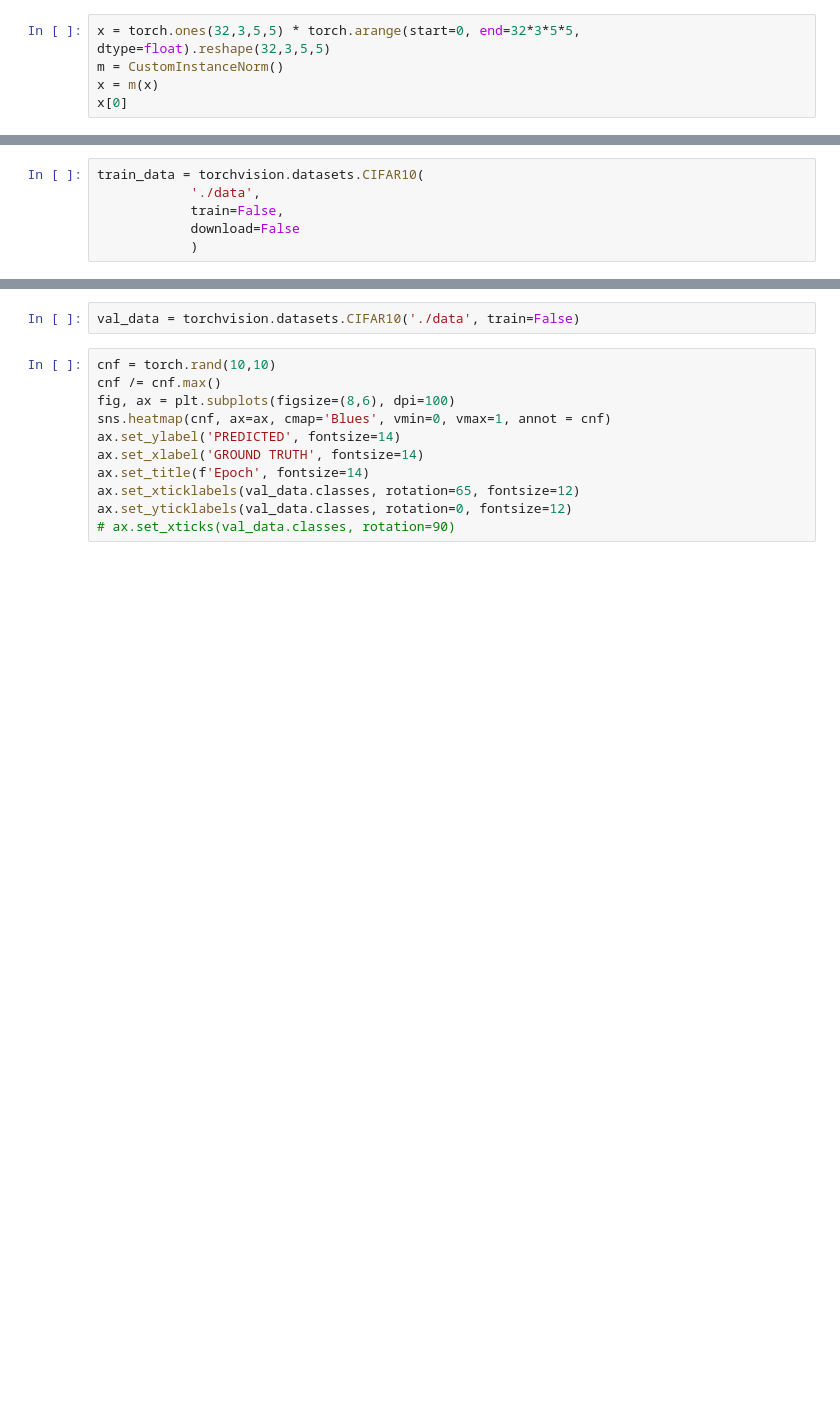
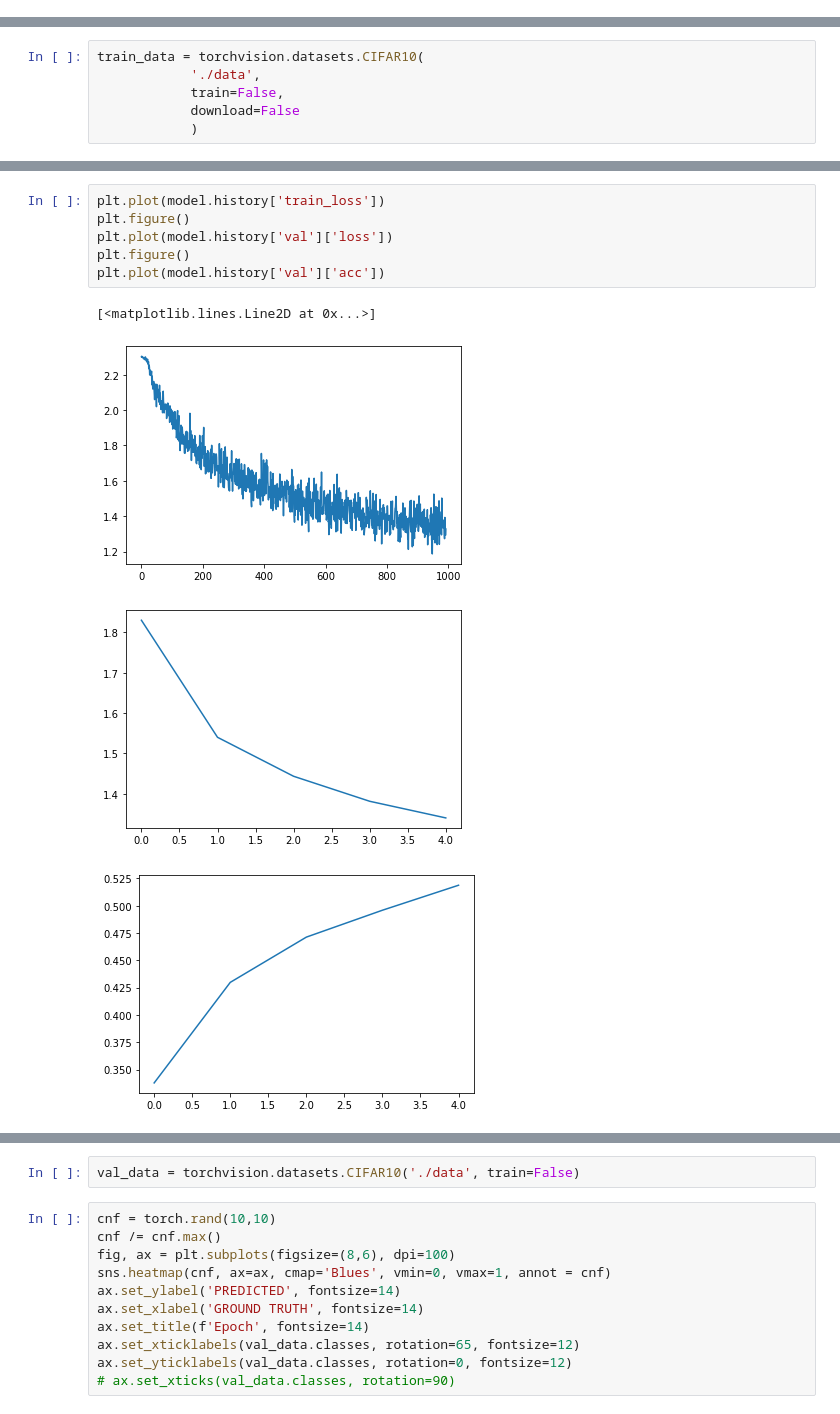
Before and after one commit to 7rick03ligh7/Adversarial_Normalization, a Jupyter notebook: ipynb_notebooks/vgglike.ipynb, the cells around one changed output, grey strips where cells are left out. Saved outputs shown, nothing was run; the diff lists cells and outputs as text; blank space fills up the shorter version.

```diff
--- a/ipynb_notebooks/vgglike.ipynb
+++ b/ipynb_notebooks/vgglike.ipynb
@@ -96,5 +0,0 @@ tensor([[[-1.6641, -1.5254, -1.3867, -1.2481, -1.1094],
-# %%
-x = torch.ones(32,3,5,5) * torch.arange(start=0, end=32*3*5*5, dtype=float).reshape(32,3,5,5)
-m = CustomInstanceNorm()
-x = m(x)
-x[0]
@@ -1034,3 +1019,14 @@ tensor([1., 1., 1., 1.], requires_grad=True)
+# %%
+plt.plot(model.history['train_loss'])
+plt.figure()
+plt.plot(model.history['val']['loss'])
+plt.figure()
+plt.plot(model.history['val']['acc'])
+# %% [output]
+[<matplotlib.lines.Line2D at 0x...>]
+[figure, added]
+[figure, added]
+[figure, added]
 # %%
 plt.plot(model.history['train_loss'])
 plt.figure()
```
Also changed, not shown: parts of 31 cells of this notebook, 11 other files.
